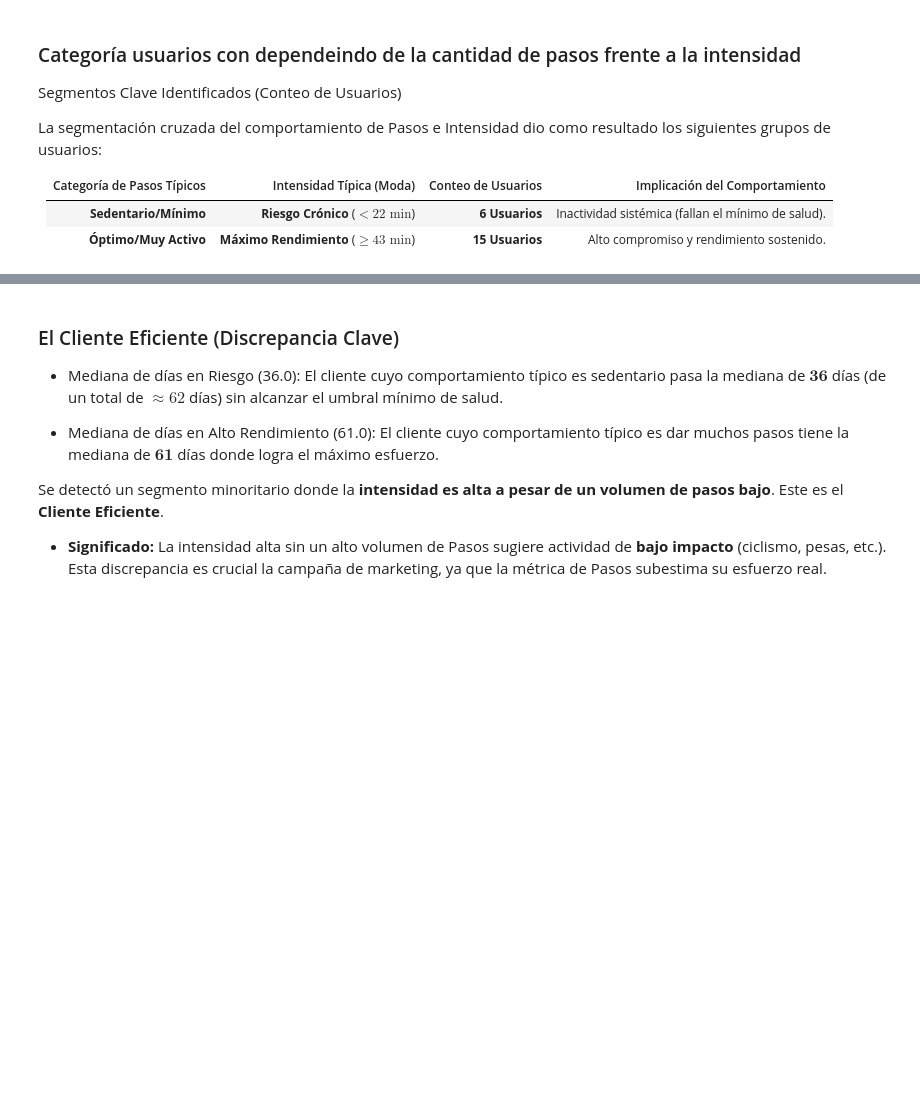
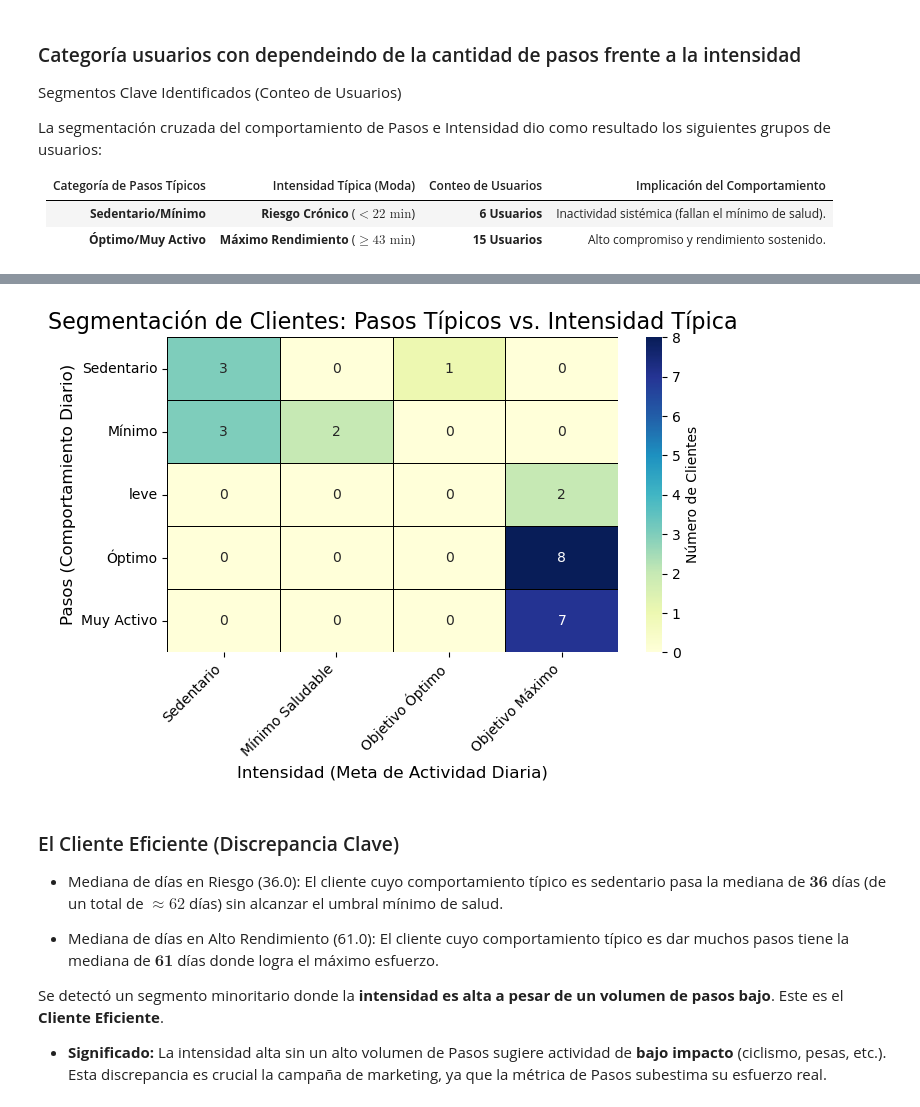
Before and after one commit to MauricioVrx/Bellabeat-Strategic-Segmentation-Analysis, a Jupyter notebook: FitBit_data_analyst.ipynb, the cells around one changed output, grey strips where cells are left out. Cells and saved outputs as stored; diff of their text form; code cells hidden in the pictures; blank space fills up the shorter version.

```diff
--- a/FitBit_data_analyst.ipynb
+++ b/FitBit_data_analyst.ipynb
@@ -379,35 +369,27 @@ La segmentación cruzada del comportamiento de Pasos e Intensidad dio como resul
 | **Sedentario/Mínimo** | **Riesgo Crónico** ($< 22 \text{ min}$) | **6 Usuarios** | Inactividad sistémica (fallan el mínimo de salud). |
 | **Óptimo/Muy Activo** | **Máximo Rendimiento** ($\ge 43 \text{ min}$) | **15 Usuarios** | Alto compromiso y rendimiento sostenido. |
 # %%
-###### Usuarios catalogados por pasos frente a intensidad
-
-limites_pasos   = [0, 2735, 4844, 7170, 10000, np.inf]
-etiquetas_pasos = ['Sedentario', 'Mínimo', 'leve', 'Óptimo', 'Muy Activo']
+###### Usuarios catalogados por las medianas de pasos frente a intensidad
 
 user_activity['healthy_steps'] = pd.cut(
-    user_activity['median_steps'], # Columna a clasificar
-    bins=limites_pasos,            # Los límites definidos
-    labels=etiquetas_pasos,        # Las etiquetas definidas
-    right=False                    # El límite izquierdo es inclusivo ([0, 5000))
+    user_activity['median_steps'],    # Columna a clasificar
+    bins   = LI_STEPS_GOAL_VALUES,    # Los límites definidos
+    labels = LI_STEPS_ROWS_NAMES_ESP, # Las etiquetas definidas
+    right  = False                    # El límite izquierdo es inclusivo ([0, 5000))
 )
 
-limite_intensidad = [0, MIN_HEALTH_GOAL_DAILY, OPTIMAL_GOAL_DAILY, BEST_GOAL_DAILY, np.inf]
-
-intensities_columns =  ['Baja Intencidad', 'Intencidad Mínima' , 'Intensidad Optima' , 'Intencidad Alta']
-
-user_activity['set_intensities'] = pd.cut(
+user_activity['intensities'] = pd.cut(
     user_activity['intensities_median'], # Columna a clasificar
-    bins=limite_intensidad,              # Los límites definidos
-    labels=intensities_columns,          # Las etiquetas definidas
-    right=False                          # El límite izquierdo es inclusivo ([0, 5000))
+    bins   = LI_INTENSITY_GOAL_VALUES,   # Los límites definidos
+    labels = LI_INTENSITY_NAMES_ESP,     # Las etiquetas definidas
+    right  = False                       # El límite izquierdo es inclusivo ([0, 5000))
 )
 
 df_segmentation_count = pd.crosstab(
     # La columna que quieres en las filas
     user_activity['healthy_steps'],
     # La columna que quieres en las columnas
-    user_activity['set_intensities'],
-    # observed=True si las columnas son categóricas
+    user_activity['intensities'],
+)
 
-)
 df_segmentation_count
@@ -416,42 +406,39 @@ df_segmentation_count
 
 # 1. Definir el orden de las columnas de Intensidad (para una mejor narrativa visual)
 # Asegúrate de que las columnas existan en tu DataFrame
-column_order = [
-    'Baja Intencidad',     # Riesgo - A la izquierda
-    'Intencidad Mínima',   # Mínimo
-    'Intensidad Optima',   # Óptimo
-    'Intencidad Alta'      # Élite - A la derecha
-]
+column_order = LI_INTENSITY_NAMES_ESP
 
 # Asegúrate de que las filas de pasos también estén en un orden lógico
 # (ej. de Sedentario a Muy Activo)
-row_order = ['Sedentario', 'Mínimo', 'leve', 'Óptimo', 'Muy Activo']
+row_order = LI_STEPS_ROWS_NAMES_ESP
 
 # Reindexar el DataFrame para asegurar el orden visual deseado
 df_plot_heatmap = df_segmentation_count.reindex(index=row_order, columns=column_order)
 
 
 # 2. Crear el Mapa de Calor
 plt.figure(figsize=(7, 5)) # Ajusta el tamaño según sea necesario
 
 sns.heatmap(
     df_plot_heatmap,
     annot=True,        # Mostrar los números dentro de las celdas
     fmt="g",           # Formato general para los números (sin decimales para conteo)
     cmap="YlGnBu",     # Mapa de color (Yellow-Green-Blue, o elige otro como "Reds", "Greens")
     linewidths=.5,     # Líneas entre las celdas
     linecolor='black', # Color de las líneas
     cbar_kws={'label': 'Número de Clientes'} # Etiqueta para la barra de color
 )
 
 # 3. Añadir etiquetas y título
 plt.title('Segmentación de Clientes: Pasos Típicos vs. Intensidad Típica', fontsize=16)
-plt.xlabel('Intensidad Típica (Meta de Actividad Diaria)', fontsize=12)
-plt.ylabel('Pasos Típicos (Comportamiento Diario)', fontsize=12)
+plt.xlabel('Intensidad (Meta de Actividad Diaria)', fontsize=12)
+plt.ylabel('Pasos (Comportamiento Diario)', fontsize=12)
 plt.xticks(rotation=45, ha='right')
 plt.yticks(rotation=0) # Para que las etiquetas de las filas no estén rotadas
 plt.tight_layout()
 plt.show()
+# %% [output]
+[figure, added]
 # %% [markdown]
 ###  El Cliente Eficiente (Discrepancia Clave)
 
```
Also changed, not shown: parts of 32 cells of this notebook.
